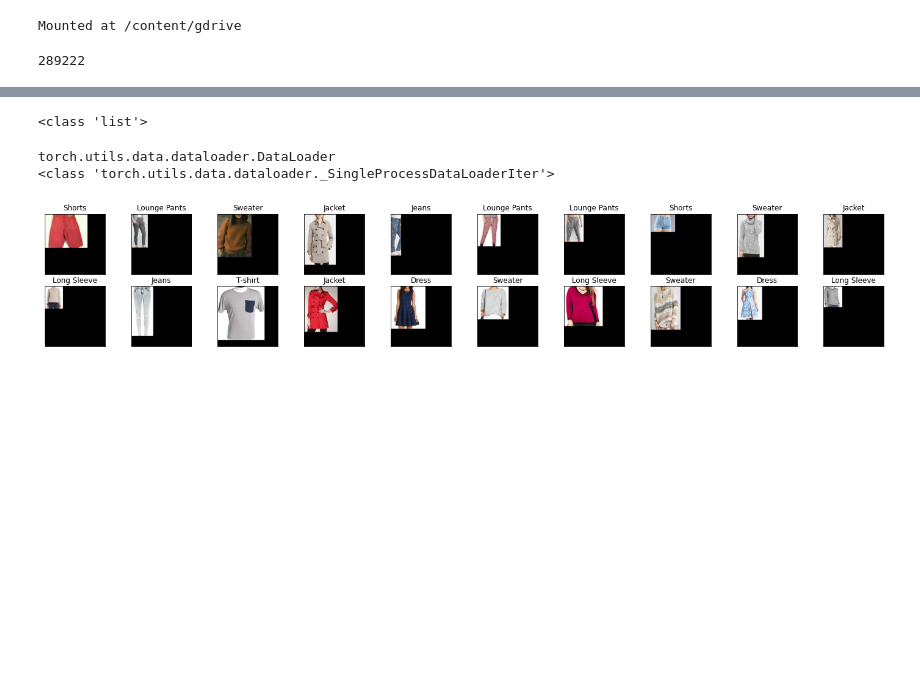
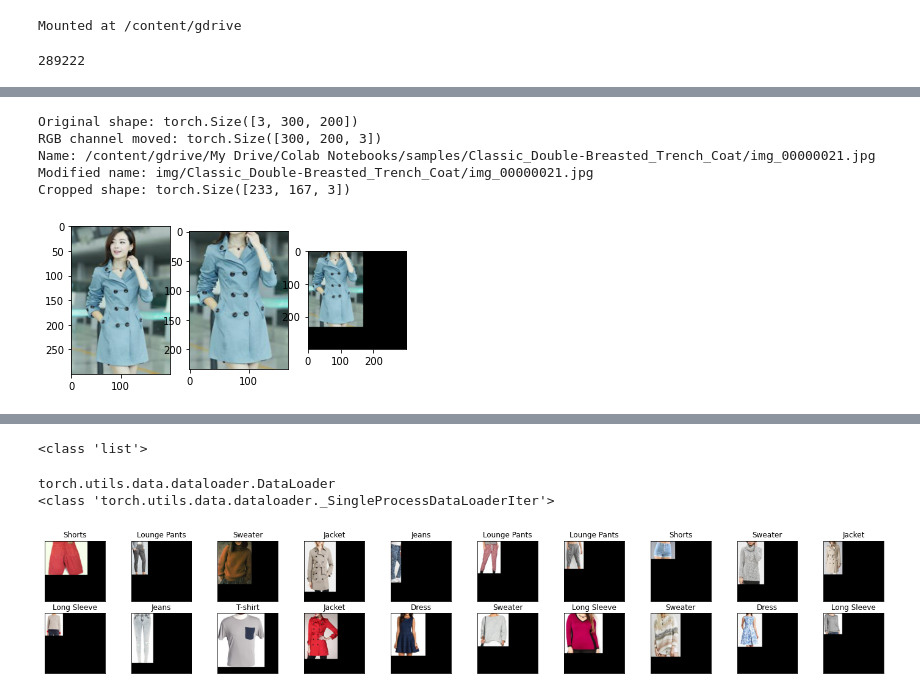
Before and after one commit to fnavab/APS360-project, a Jupyter notebook: Data_Processing.ipynb, the cells around one changed output, grey strips where cells are left out. Saved outputs shown, nothing was run; the diff lists cells and outputs as text; code cells hidden in the pictures; blank space fills up the shorter version.

```diff
--- a/Data_Processing.ipynb
+++ b/Data_Processing.ipynb
@@ -8,14 +11,14 @@ import numpy as np
 from google.colab import drive
 drive.mount('/content/gdrive')
 master_path = '/content/gdrive/My Drive/Colab Notebooks/'
-folder = 'Project/Clothes/'
+folder = 'samples'
 # %% [output]
 Mounted at /content/gdrive
 # %%
 # Import bounding boxes to dictionary
 
 d = {}
-with open(master_path+"/Project/list_bbox.txt") as f:
+with open(master_path+"/samples/list_bbox.txt") as f:
   for i, line in enumerate(f):
     if i != 0 and i != 1: # ignore first two lines
       (key, x1, y1, x2, y2) = line.split()
@@ -76,7 +79,7 @@ def crop_image(img, filename, max_size):
   print("Name:", filename)
 
   # in bbox file, filenames are formatted like this: img/Sheer_Pleated-Front_Blouse/img_00000001.jpg
-  filename = "img/" + filename[59:] # get rid of google drive prefix and replace with "img/"
+  filename = "img/" + filename[49:] # get rid of google drive prefix and replace with "img/"
   print("Modified name:", filename)
 
   img_name = filename
@@ -154,0 +158,12 @@ Cropped shape: torch.Size([161, 72, 3])
+# %%
+img = images[0] # batch size 1
+filename = fname[0]
+processed_img = crop_image(img, filename, max) # crop image
+x = inter.rotate(processed_img.numpy(), -12.0)
+# %% [output]
+Original shape: torch.Size([3, 300, 200])
+RGB channel moved: torch.Size([300, 200, 3])
+Name: /content/gdrive/My Drive/Colab Notebooks/samples/Classic_Double-Breasted_Trench_Coat/img_00000021.jpg
+Modified name: img/Classic_Double-Breasted_Trench_Coat/img_00000021.jpg
+Cropped shape: torch.Size([233, 167, 3])
+[figure, added]
```
Also changed, not shown: parts of 5 cells of this notebook.
